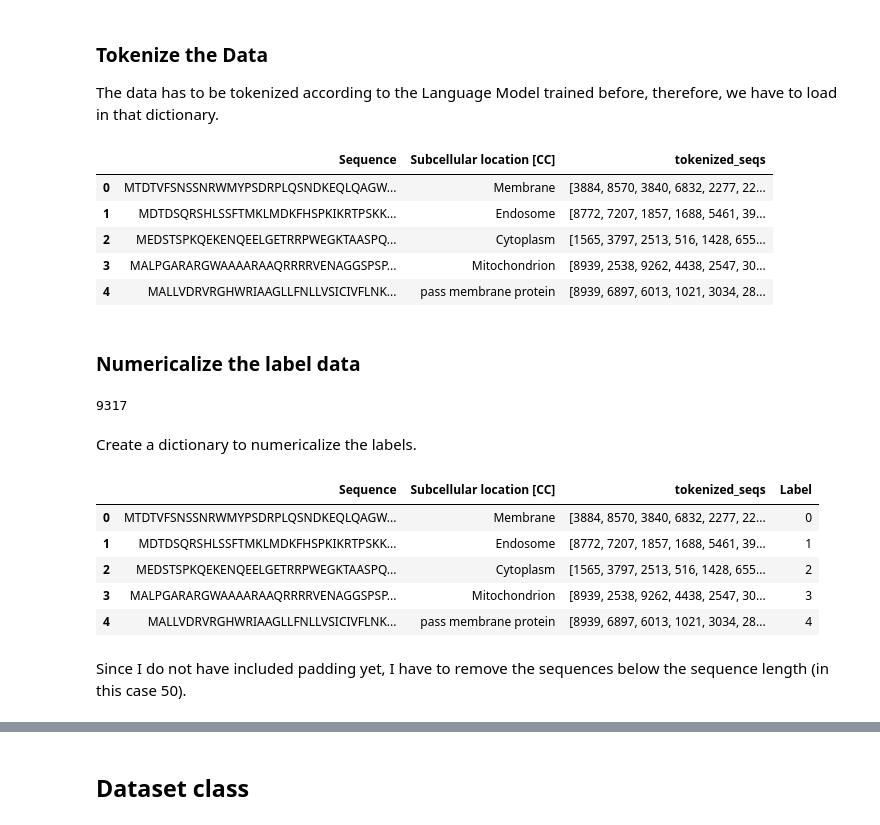
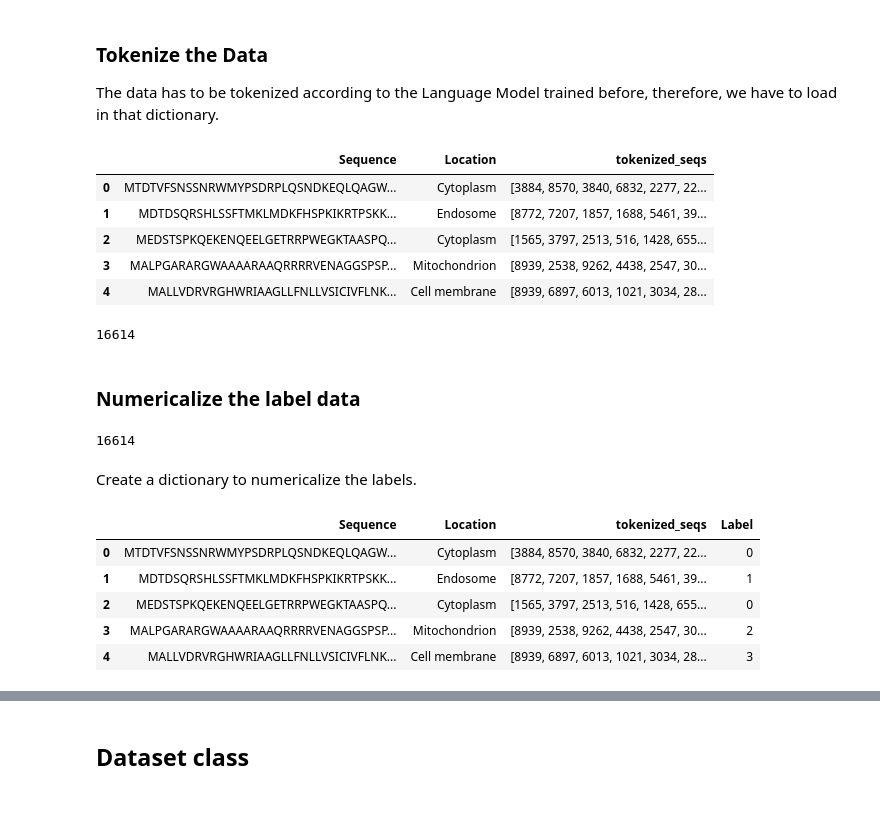
Before and after one commit to Mees-Molenaar/protein_location, a Jupyter notebook: notebooks/proteinClassifier.ipynb, the cells around one changed output, grey strips where cells are left out. Drawn from its saved outputs; the diff is of its cells as text; code cells hidden in the pictures.

```diff
--- a/notebooks/proteinClassifier.ipynb
+++ b/notebooks/proteinClassifier.ipynb
@@ -240,7 +249,7 @@ def accuracy(model, data_loader):
 # %% [markdown]
 ## Load the data
 # %%
-data_file = Path('/home/mees/Desktop/Machine_Learning/subcellular_location/data/processed/protein_data_2021-02-16.csv')
+data_file = Path('/home/mees/Desktop/Machine_Learning/subcellular_location/data/processed/protein_data_2021-04-04.csv')
 df = pd.read_csv(data_file, sep=';')
 df.head()
 # %% [output]
@@ -252,0 +262,3 @@ df.head()
+# %%
+df.drop(columns=['Subcellular location [CC]'], inplace=True)
+df.head()
@@ -268,26 +287,30 @@ df, vocab_sz, kmer_to_id, id_to_kmer = tokenize(df, 'Sequence', KMER_SIZE, vocab
 # %%
 df.head()
 # %% [output]
-|  | Sequence | Subcellular location [CC] | tokenized_seqs |
-| 0 | MTDTVFSNSSNRWMYPSDRPLQSNDKEQLQAGW... | Membrane | [3884, 8570, 3840, 6832, 2277, 22... |
+|  | Sequence | Location | tokenized_seqs |
+| 0 | MTDTVFSNSSNRWMYPSDRPLQSNDKEQLQAGW... | Cytoplasm | [3884, 8570, 3840, 6832, 2277, 22... |
 | 1 | MDTDSQRSHLSSFTMKLMDKFHSPKIKRTPSKK... | Endosome | [8772, 7207, 1857, 1688, 5461, 39... |
 | 2 | MEDSTSPKQEKENQEELGETRRPWEGKTAASPQ... | Cytoplasm | [1565, 3797, 2513, 516, 1428, 655... |
 | 3 | MALPGARARGWAAAARAAQRRRRVENAGGSPSP... | Mitochondrion | [8939, 2538, 9262, 4438, 2547, 30... |
-| 4 | MALLVDRVRGHWRIAAGLLFNLLVSICIVFLNK... | pass membrane protein | [8939, 6897, 6013, 1021, 3034, 28... |
+| 4 | MALLVDRVRGHWRIAAGLLFNLLVSICIVFLNK... | Cell membrane | [8939, 6897, 6013, 1021, 3034, 28... |
+# %%
+len(df)
+# %% [output]
+16614
 # %% [markdown]
 ### Numericalize the label data
 # %%
 # Some fields are NaN, remove these
 df.dropna(inplace=True)
-vocab_sz
+len(df)
 # %% [output]
-9317
+16614
 # %% [markdown]
 Create a dictionary to numericalize the labels.
 # %%
 label_dict = {}
 
-for i, label in enumerate(df['Subcellular location [CC]'].unique(), 0):
+for i, label in enumerate(df['Location'].unique(), 0):
     label_dict[label] = i
 # %%
 def numericalizeClass(df, class_column, label_dict, label_column='Label'):
@@ -295,14 +318,12 @@ def numericalizeClass(df, class_column, label_dict, label_column='Label'):
 
     return df
 # %%
-df = numericalizeClass(df, 'Subcellular location [CC]', label_dict)
+df = numericalizeClass(df, 'Location', label_dict)
 df.head()
 # %% [output]
-|  | Sequence | Subcellular location [CC] | tokenized_seqs | Label |
-| 0 | MTDTVFSNSSNRWMYPSDRPLQSNDKEQLQAGW... | Membrane | [3884, 8570, 3840, 6832, 2277, 22... | 0 |
+|  | Sequence | Location | tokenized_seqs | Label |
+| 0 | MTDTVFSNSSNRWMYPSDRPLQSNDKEQLQAGW... | Cytoplasm | [3884, 8570, 3840, 6832, 2277, 22... | 0 |
 | 1 | MDTDSQRSHLSSFTMKLMDKFHSPKIKRTPSKK... | Endosome | [8772, 7207, 1857, 1688, 5461, 39... | 1 |
-| 2 | MEDSTSPKQEKENQEELGETRRPWEGKTAASPQ... | Cytoplasm | [1565, 3797, 2513, 516, 1428, 655... | 2 |
-| 3 | MALPGARARGWAAAARAAQRRRRVENAGGSPSP... | Mitochondrion | [8939, 2538, 9262, 4438, 2547, 30... | 3 |
-| 4 | MALLVDRVRGHWRIAAGLLFNLLVSICIVFLNK... | pass membrane protein | [8939, 6897, 6013, 1021, 3034, 28... | 4 |
+| 2 | MEDSTSPKQEKENQEELGETRRPWEGKTAASPQ... | Cytoplasm | [1565, 3797, 2513, 516, 1428, 655... | 0 |
+| 3 | MALPGARARGWAAAARAAQRRRRVENAGGSPSP... | Mitochondrion | [8939, 2538, 9262, 4438, 2547, 30... | 2 |
+| 4 | MALLVDRVRGHWRIAAGLLFNLLVSICIVFLNK... | Cell membrane | [8939, 6897, 6013, 1021, 3034, 28... | 3 |
-# %% [markdown]
-Since I do not have included padding yet, I have to remove the sequences below the sequence length (in this case 50).
```
Also changed, not shown: parts of 28 cells of this notebook, 1 other file.
